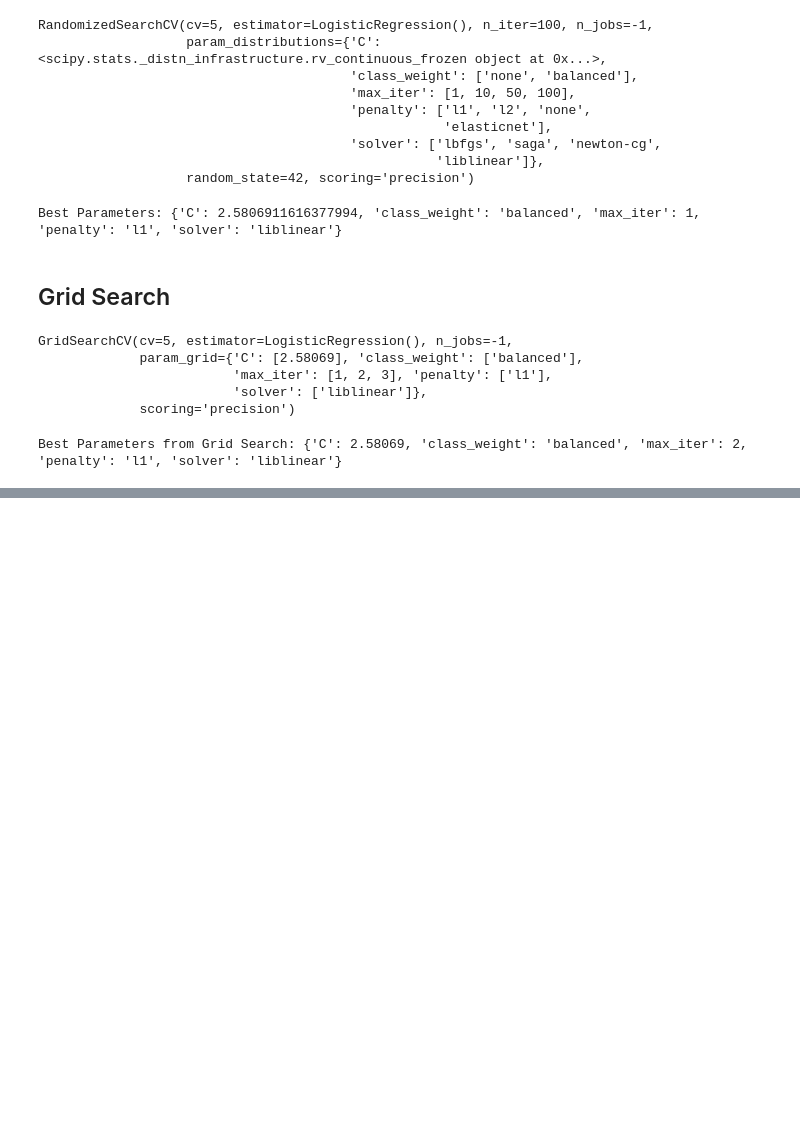
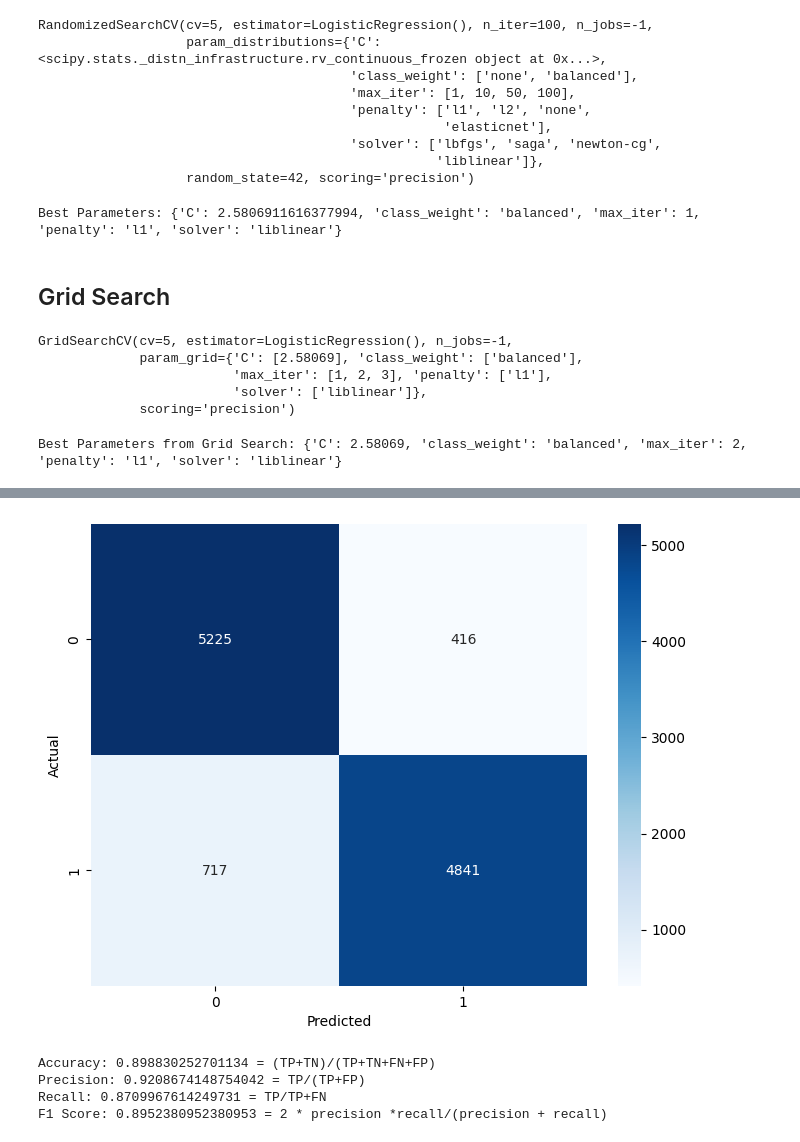
Before and after one commit to XavierLooyens/Churn_prediction, a Jupyter notebook: notebooks/Logistic_regression_with_random_grid_search.ipynb, the cells around one changed output, grey strips where cells are left out. Saved outputs shown, nothing was run; the diff lists cells and outputs as text; code cells hidden in the pictures; blank space fills up the shorter version.

```diff
--- a/notebooks/Logistic_regression_with_random_grid_search.ipynb
+++ b/notebooks/Logistic_regression_with_random_grid_search.ipynb
@@ -449,0 +539,7 @@ Best Parameters from Grid Search: {'C': 2.58069, 'class_weight': 'balanced', 'ma
+# %%
+X_train, X_test, y_train, y_test = train_test_split(X, y, test_size=0.2, random_state=42)
+# %%
+full_pipeline = Pipeline(steps=[
+    ('preprocessor', preprocessor_new),
+    ('classifier', model_no_hyperparams)
+])
@@ -449,0 +564,30 @@ Best Parameters from Grid Search: {'C': 2.58069, 'class_weight': 'balanced', 'ma
+# %%
+full_pipeline.fit(X_train, y_train)
+y_pred = full_pipeline.predict(X_test)
+# %%
+cm = confusion_matrix(y_test, y_pred)
+# %%
+import seaborn as sns
+import matplotlib.pyplot as plt
+
+plt.figure(figsize=(8, 6))
+sns.heatmap(cm, annot=True, fmt='g', cmap='Blues')
+plt.xlabel('Predicted')
+plt.ylabel('Actual')
+plt.show()
+
+accuracy = accuracy_score(y_test, y_pred)
+precision = precision_score(y_test, y_pred)
+recall = recall_score(y_test, y_pred)
+f1 = f1_score(y_test, y_pred)
+
+print(f"Accuracy: {accuracy} = (TP+TN)/(TP+TN+FN+FP)")
+print(f"Precision: {precision} = TP/(TP+FP)")
+print(f"Recall: {recall} = TP/TP+FN")
+print(f"F1 Score: {f1} = 2 * precision *recall/(precision + recall)")
+# %% [output]
+[figure, added]
+Accuracy: 0.898830252701134 = (TP+TN)/(TP+TN+FN+FP)
+Precision: 0.9208674148754042 = TP/(TP+FP)
+Recall: 0.8709967614249731 = TP/TP+FN
+F1 Score: 0.8952380952380953 = 2 * precision *recall/(precision + recall)
```
Also changed, not shown: parts of 18 cells of this notebook, 1 other file.
